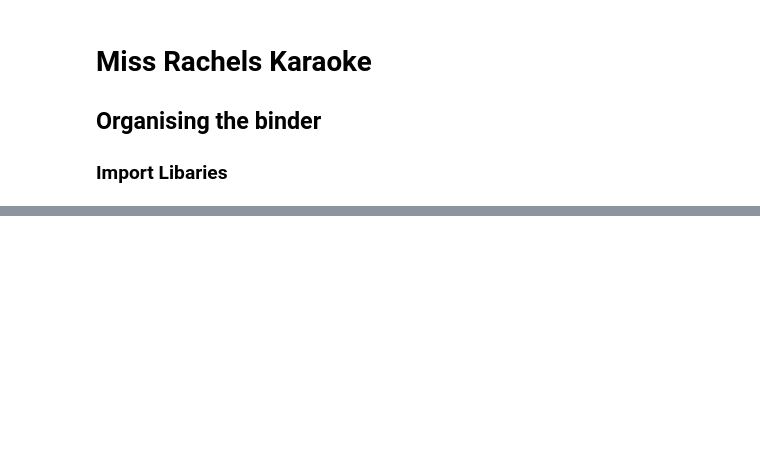
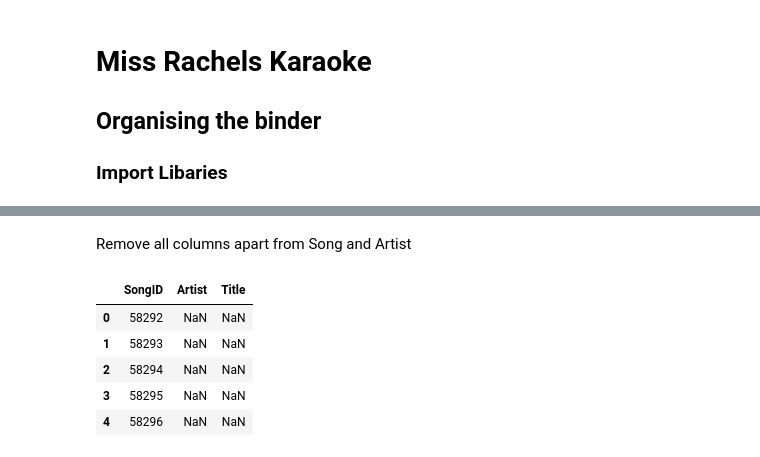
Before and after one commit to AMacumber/MissRachelsKaraoke, a Jupyter notebook: MissRachelsKaraoke_TheBinder.ipynb, the cells around one changed output, grey strips where cells are left out. Cells and saved outputs as stored; diff of their text form; code cells hidden in the pictures; blank space fills up the shorter version.

```diff
--- a/MissRachelsKaraoke_TheBinder.ipynb
+++ b/MissRachelsKaraoke_TheBinder.ipynb
@@ -105,0 +36,14 @@ len(artist_list002)
+# %% [markdown]
+Remove all columns apart from Song and Artist
+# %%
+songs_columns = songs_df001
+
+songs_df002 = songs_columns[['SongID','Artist','Title']]
+songs_df002.head(5)
+# %% [output]
+|  | SongID | Artist | Title |
+| 0 | 58292 | NaN | NaN |
+| 1 | 58293 | NaN | NaN |
+| 2 | 58294 | NaN | NaN |
+| 3 | 58295 | NaN | NaN |
+| 4 | 58296 | NaN | NaN |
```
Also changed, not shown: parts of 60 cells of this notebook, 3 other files.
